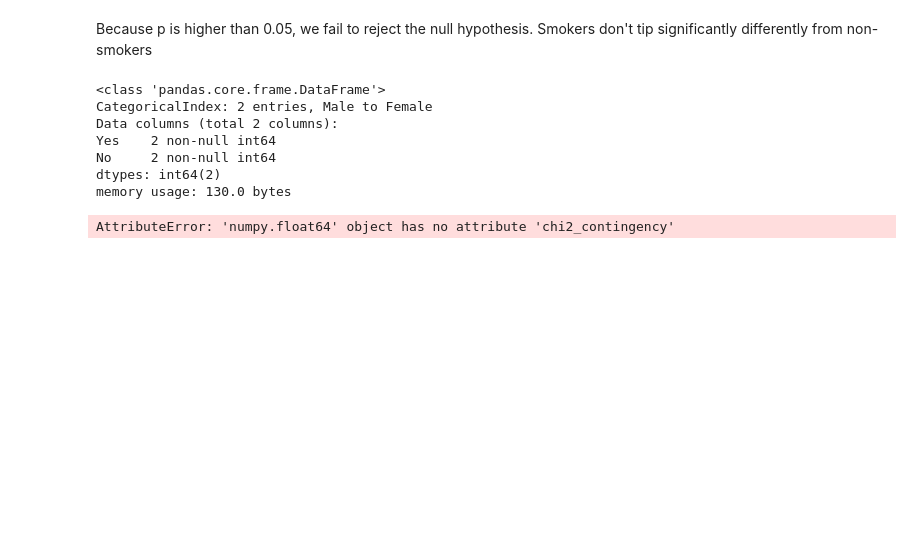
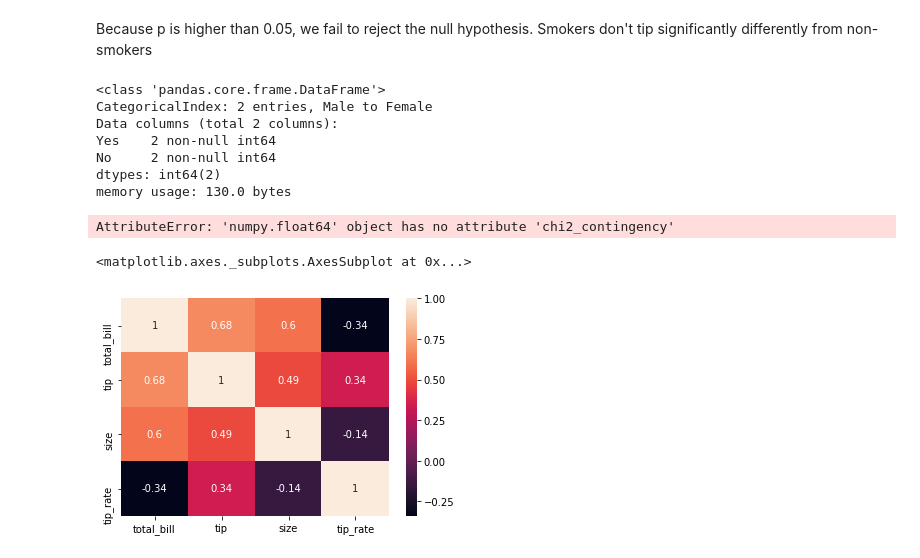
Before and after one commit to guedanie/ds-methodologies-exercises, a Jupyter notebook: clustering/explore_tips.ipynb, the cells around one changed output. Saved outputs shown, nothing was run; the diff lists cells and outputs as text; code cells hidden in the pictures; blank space fills up the shorter version.

```diff
--- a/clustering/explore_tips.ipynb
+++ b/clustering/explore_tips.ipynb
@@ -85,2 +85,7 @@ chi2_stat, p, degf, expected = stats.chi2_contingency(ctab)
 # %% [output]
 AttributeError: 'numpy.float64' object has no attribute 'chi2_contingency'
+# %%
+sns.heatmap(tips.corr(), annot=True)
+# %% [output]
+<matplotlib.axes._subplots.AxesSubplot at 0x...>
+[figure, added]
```
Also changed, not shown: parts of 1 cell of this notebook, 1 other file.
